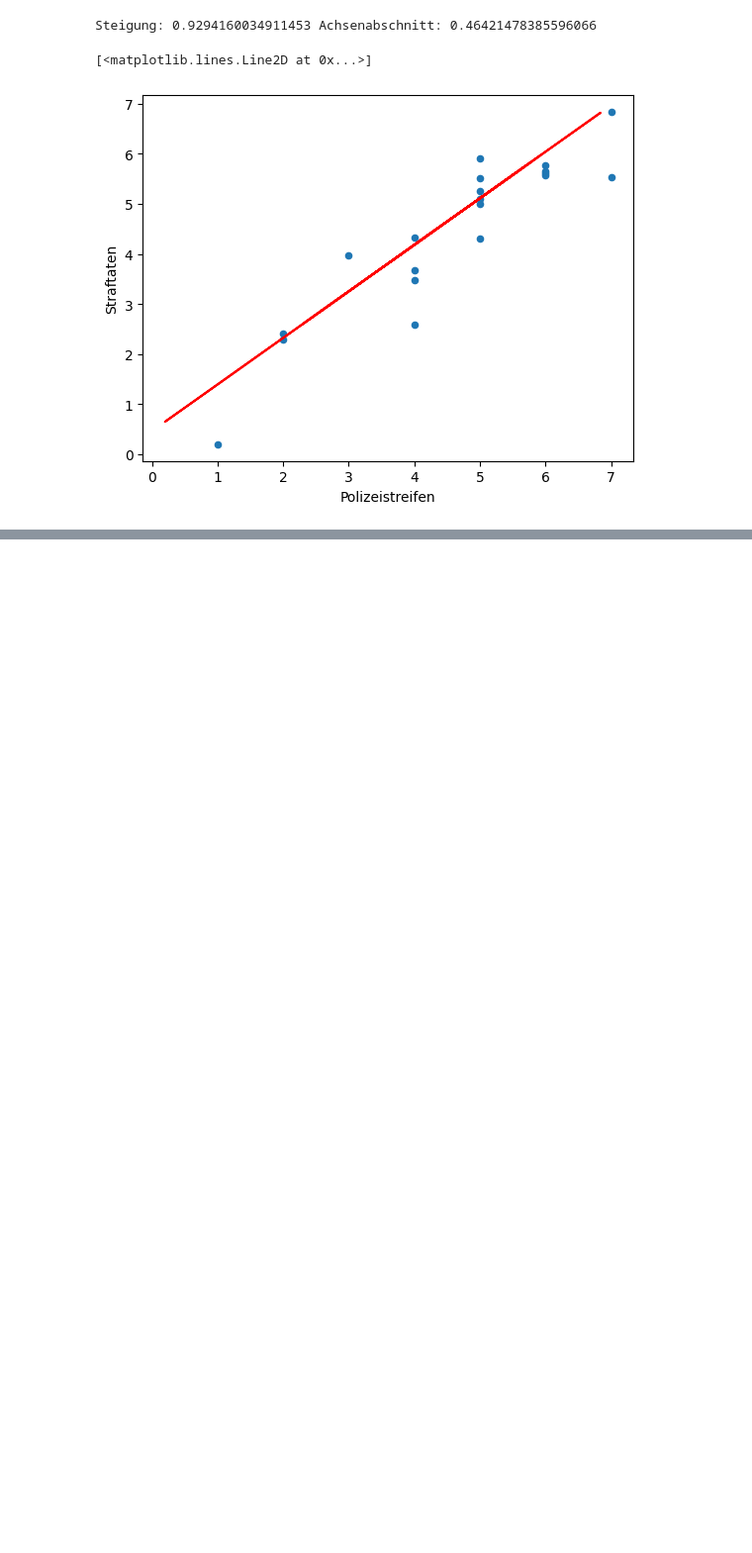
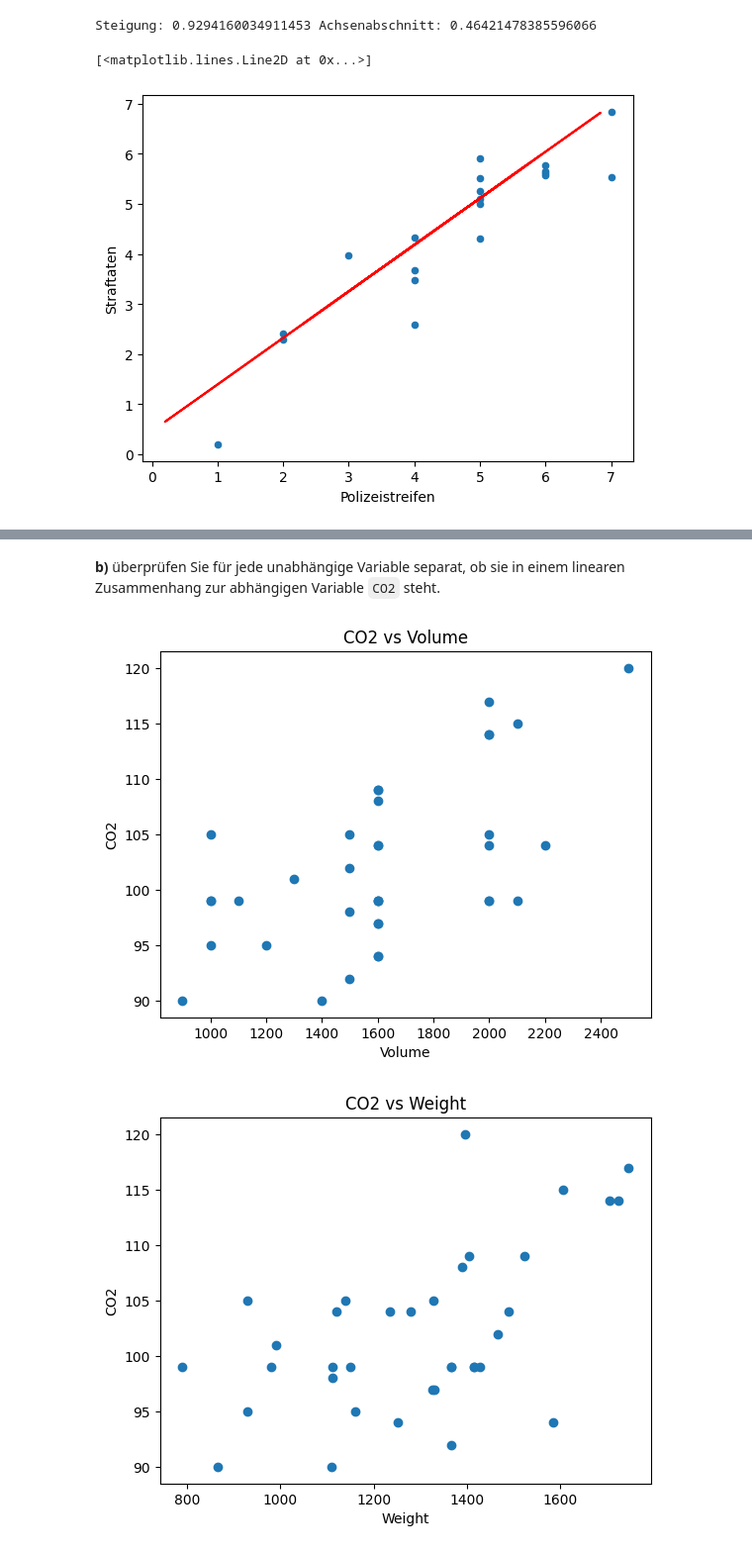
Before and after one commit to CyrilWendl/data-science-jupyter, a Jupyter notebook: content/3b - Lineare Regression Übungen.ipynb, the cells around one changed output, grey strips where cells are left out. Shown: that part at 99% size. Drawn from its saved outputs; the diff is of its cells as text; code cells hidden in the pictures; blank space fills up the shorter version.

```diff
--- a/content/3b - Lineare Regression Übungen.ipynb
+++ b/content/3b - Lineare Regression Übungen.ipynb
@@ -72,0 +99,3 @@ plt.plot(x, y, color="red", label="Regressionslinie")
+# %%
+df_cars = pd.read_csv("Data/cars-co2.csv")
+df_cars.head()
@@ -72,0 +109,14 @@ plt.plot(x, y, color="red", label="Regressionslinie")
+# %% [markdown]
+**b)** überprüfen Sie für jede unabhängige Variable separat, ob sie in einem linearen Zusammenhang zur abhängigen Variable `CO2` steht.
+# %%
+independent_variables = ['Volume', 'Weight']
+
+for variable in independent_variables:
+    plt.scatter(df_cars[variable], df_cars['CO2'])
+    plt.xlabel(variable)
+    plt.ylabel('CO2')
+    plt.title(f'CO2 vs {variable}')
+    plt.show()
+# %% [output]
+[figure, added]
+[figure, added]
```
Also changed, not shown: parts of 13 cells of this notebook, 3 other files.
